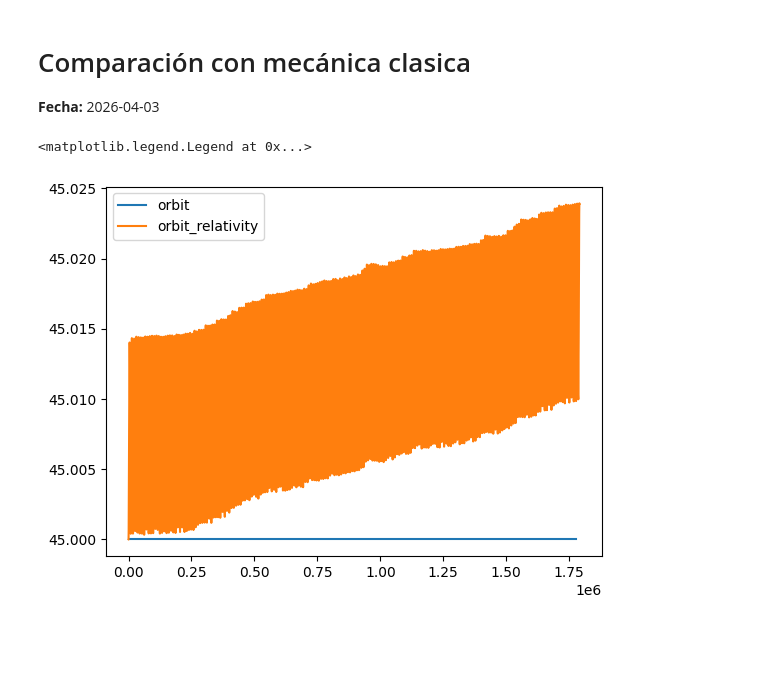
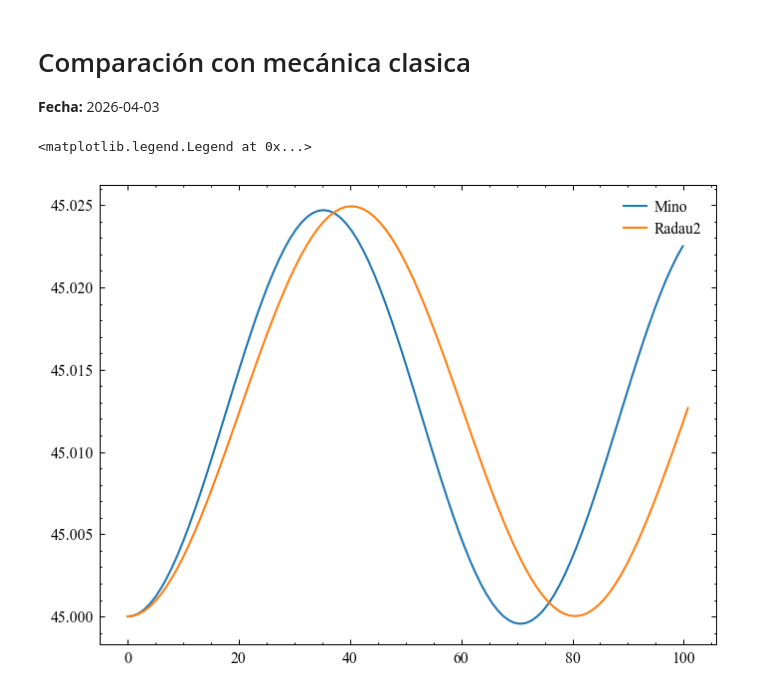
Before and after one commit to lldddv2/thesis_apply, a Jupyter notebook: notebooks/005-comparacion_con_mecanica_clasica.ipynb, the cells around one changed output. Cells and saved outputs as stored; diff of their text form; code cells hidden in the pictures; blank space fills up the shorter version.

```diff
--- a/notebooks/005-comparacion_con_mecanica_clasica.ipynb
+++ b/notebooks/005-comparacion_con_mecanica_clasica.ipynb
@@ -65,13 +70,17 @@ plot.plot().show()
 
 # # save ../figures/005-comparacion_con_mecanica_clasica/orbit.png as plotly html
 # plot.plot().write_html("../figures/005-comparacion_con_mecanica_clasica/orbit.html")
-# %%
-plt.plot(times,inclinations, label="orbit")
-plt.plot(orbit_relativity[0],inclinations_relativity, label="orbit_relativity")
-plt.legend()
-# %% [output]
-<matplotlib.legend.Legend at 0x...>
-[figure, removed]
+# %%
+from relatipy.visualization._2D.sci import SciSubplot
+workspace_ = SciSubplot()
+fig, ax = workspace_.fig, workspace_.ax
+
+ax.plot(orbit_relativity_mino[0, ::100]/P, inclinations_mino[::100], label="Mino"    )
+ax.plot(orbit_relativity[0, ::100]/P, inclinations_relativity[::100], label="Radau2")
+ax.legend()
+# %% [output]
+<matplotlib.legend.Legend at 0x...>
+[figure, added]
 # %%
 import sys
 sys.path.insert(0, "/Users/ldiaz/Documents/Documentos/otros/thesis_apply/notebooks")
```
Also changed, not shown: parts of 6 cells of this notebook, 16 other files.
